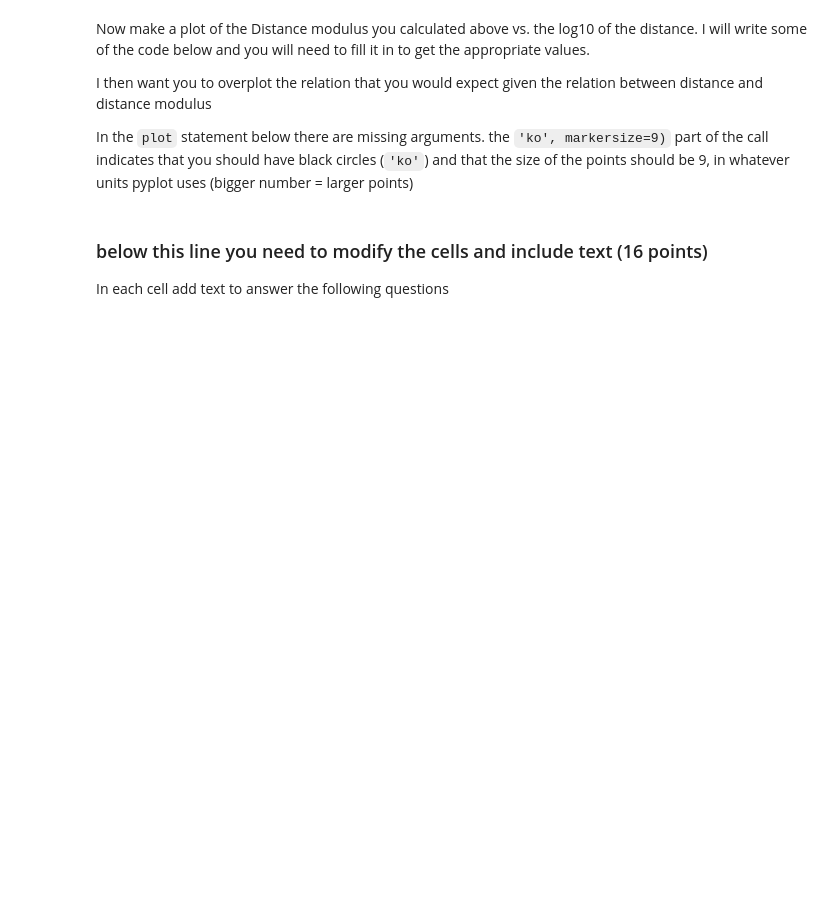
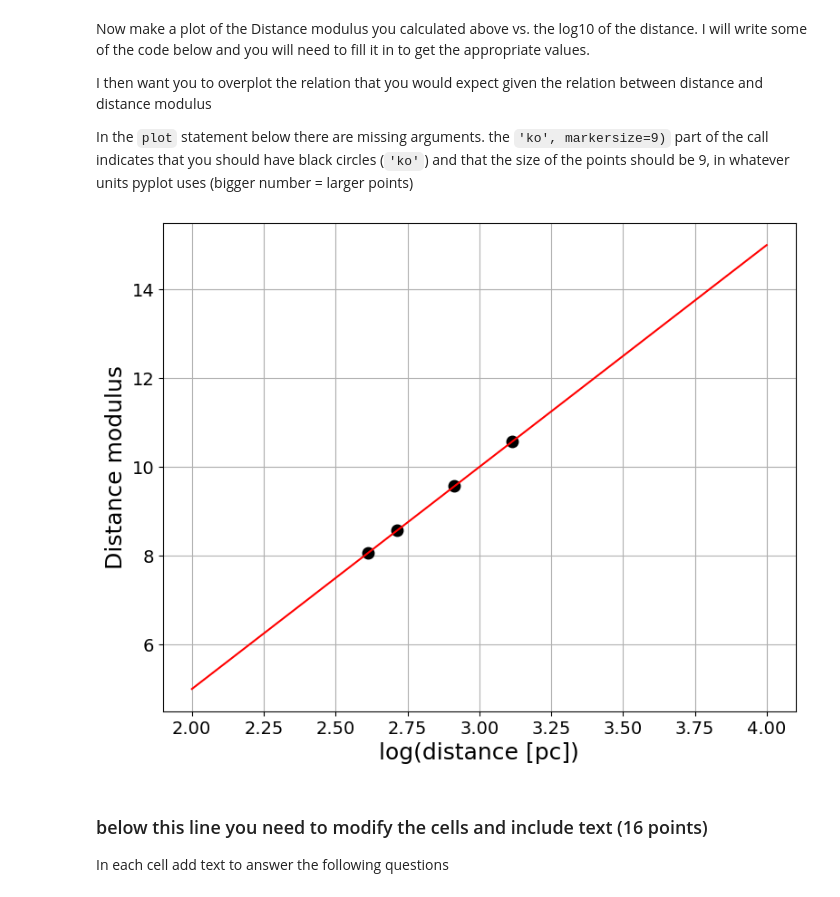
Before and after one commit to AstroKeaton/CMD_distmod_student, a Jupyter notebook: cluster_plot_student.ipynb, the cells around one changed output. Saved outputs shown, nothing was run; the diff lists cells and outputs as text; code cells hidden in the pictures; blank space fills up the shorter version.

```diff
--- a/cluster_plot_student.ipynb
+++ b/cluster_plot_student.ipynb
@@ -134,7 +153,7 @@ dist_ratios = np.array([dist_ratio_m34, dist_ratio_m36, dist_ratio_ngc6231, dist
 
 #write an expression to calculate the distance to each cluster
 dist_pleiades = 130.0
-dists =
+dists = dist_ratios*dist_pleiades
 
 print("Distance for M 34 = ", dists[0], " pc")
 print("Distance for M 36 = ", dists[1], " pc")
@@ -143,7 +162,8 @@ print("Distance for NGC 3293 = ", dists[3], " pc")
 print()
 
 #write an expression to derive the distance modulus from the distance ratio or distance
-dist_mods =
+#dis mod =m-M=5log(dist/10pc
+dist_mods = 5*np.log10(dists/10)
 
 print("Distance Modulus for M 34 = ", dist_mods[0])
 print("Distance Modulus for M 36 = ", dist_mods[1])
@@ -158,26 +188,29 @@ In the `plot` statement below there are missing arguments.  the `'ko', markersiz
 # %%
 #You will need to make an array that contains the log of the distances
 
 #### Write code here
-logdist =
+logdist = np.log10(dists)
 
 #now complete this plot statement to plot the log of the distance vs. the distance modulus.
-plt.plot( ,'ko', markersize=9)
+plt.plot(logdist,dist_mods ,'ko', markersize=9)
 plt.xlabel('log(distance [pc])')
 plt.ylabel('Distance modulus')
 
 # here you will need to draw a line on your plot that shows the prediction
 #of the distance modulus given the distance.
 #these are the two x-points of your line, in log distance
 logdistpred = np.array([2,4])
 
 # write down the function that turns logdistpred into the distance modulus
 #
-dmpred =
+dmpred = 5*logdistpred-5
 
 #plot this line on the previous plot
 #the 'r-' indicates a red line
 plt.plot(logdistpred, dmpred, 'r-')
+plt.grid()
+# %% [output]
+[figure, added]
 # %% [markdown]
 ### below this line you need to modify the cells and include text  (16 points)
 
```
Also changed, not shown: parts of 12 cells of this notebook.
